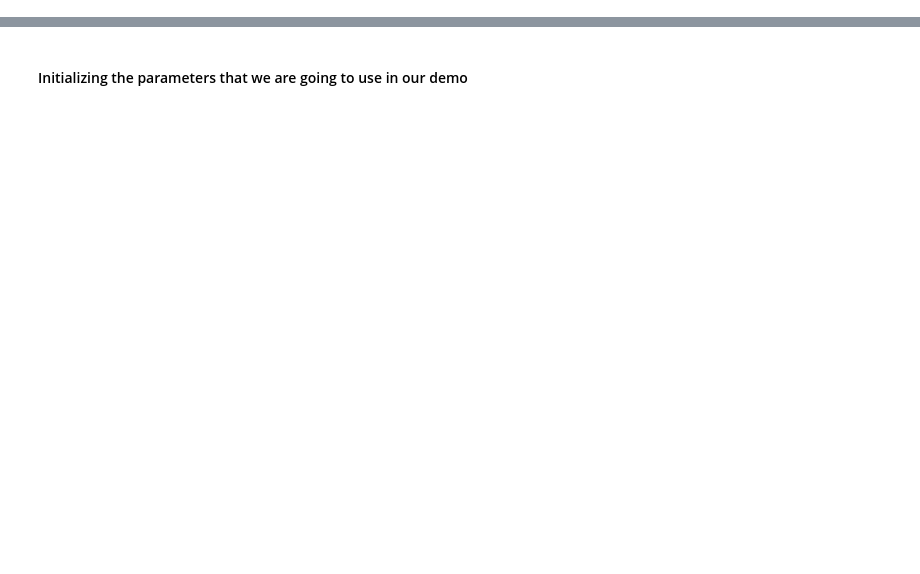
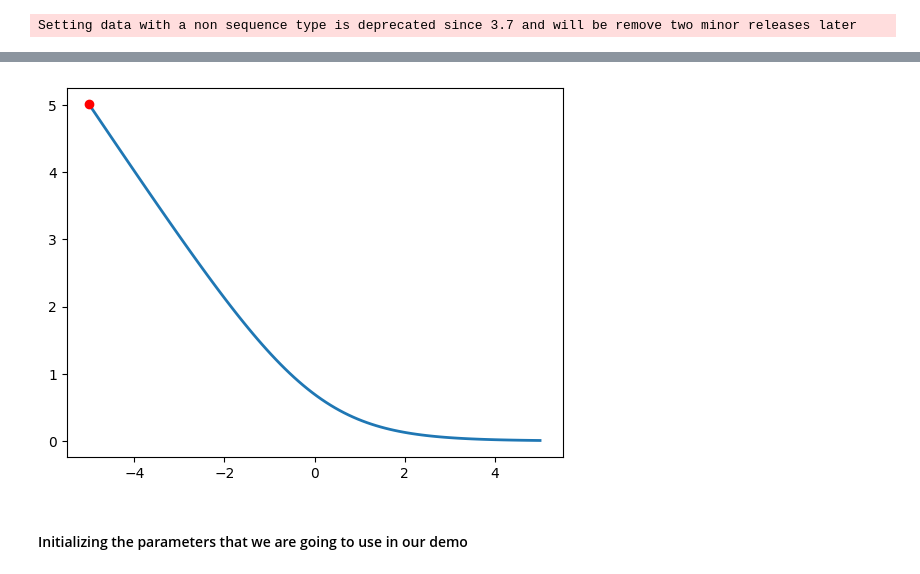
Before and after one commit to laasriy/Data-Science, a Jupyter notebook: Neural Network/NN1.ipynb, the cells around one changed output, grey strips where cells are left out. Saved outputs shown, nothing was run; the diff lists cells and outputs as text; code cells hidden in the pictures; blank space fills up the shorter version.

```diff
--- a/Neural Network/NN1.ipynb
+++ b/Neural Network/NN1.ipynb
@@ -0,0 +44,22 @@
+# %%
+# Gradient Descent Animation (Add this code cell)
+from IPython.display import HTML
+import matplotlib.pyplot as plt
+from matplotlib.animation import FuncAnimation
+
+# Simulate loss landscape
+weights = np.linspace(-5, 5, 100)
+losses = [np.log(1 + np.exp(-w)) for w in weights]  # Simplified loss
+
+fig, ax = plt.subplots()
+ax.plot(weights, losses, lw=2)
+line, = ax.plot([], [], 'ro')
+
+def animate(i):
+    line.set_data(weights[i], losses[i])
+    return line,
+
+ani = FuncAnimation(fig, animate, frames=100, interval=50)
+HTML(ani.to_jshtml())
+# %% [output]
+Setting data with a non sequence type is deprecated since 3.7 and will be remove two minor releases later
@@ -1,3 +67,4 @@
+[figure, added]
 # %%
 import numpy as np
 import pandas as pd
```
Also changed, not shown: parts of 18 cells of this notebook, 4 other files.
